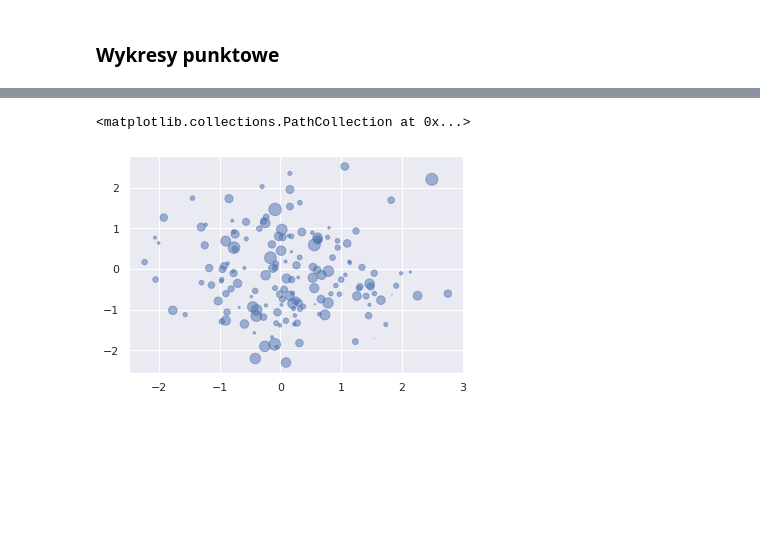
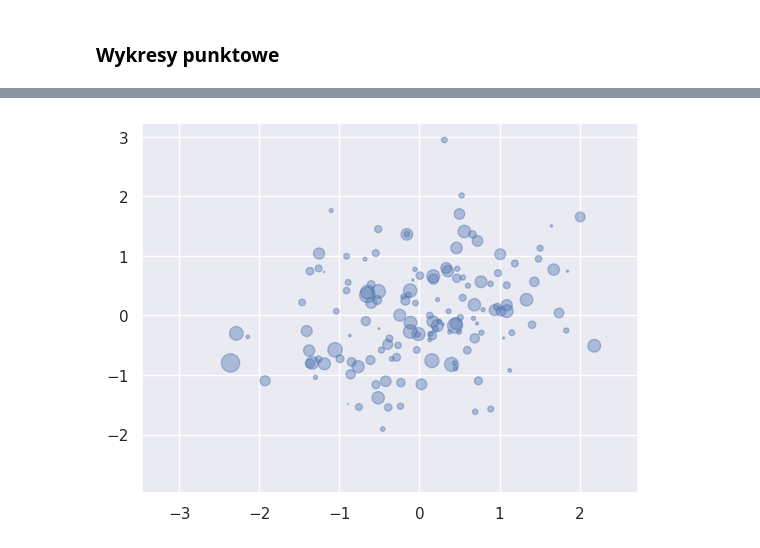
Before and after one commit to sebekpro/python-ds, a Jupyter notebook: 03_wizualizacje_danych/01_matplotlib_intro.ipynb, the cells around one changed output, grey strips where cells are left out. Saved outputs shown, nothing was run; the diff lists cells and outputs as text; code cells hidden in the pictures; blank space fills up the shorter version.

```diff
--- a/03_wizualizacje_danych/01_matplotlib_intro.ipynb
+++ b/03_wizualizacje_danych/01_matplotlib_intro.ipynb
@@ -133,5 +131,4 @@ plt.scatter(x=x1, y=x2, s=x3)
 # %%
-plt.scatter(x=x1, y=x2, s=x3, alpha=0.5)
+_ = plt.scatter(x=x1, y=x2, s=x3, alpha=0.4)
 # %% [output]
-<matplotlib.collections.PathCollection at 0x...>
-[figure, old version]
+[figure, new version]
```
Also changed, not shown: parts of 6 cells of this notebook.
